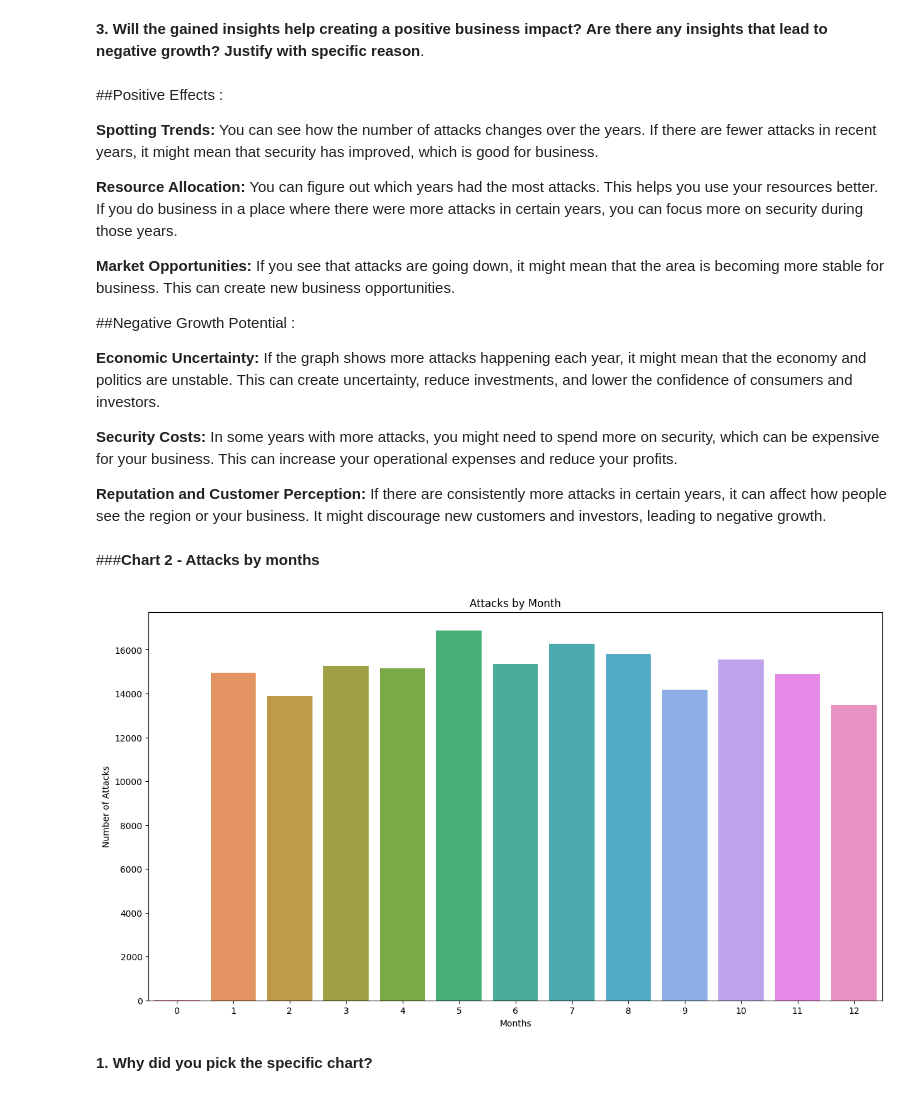
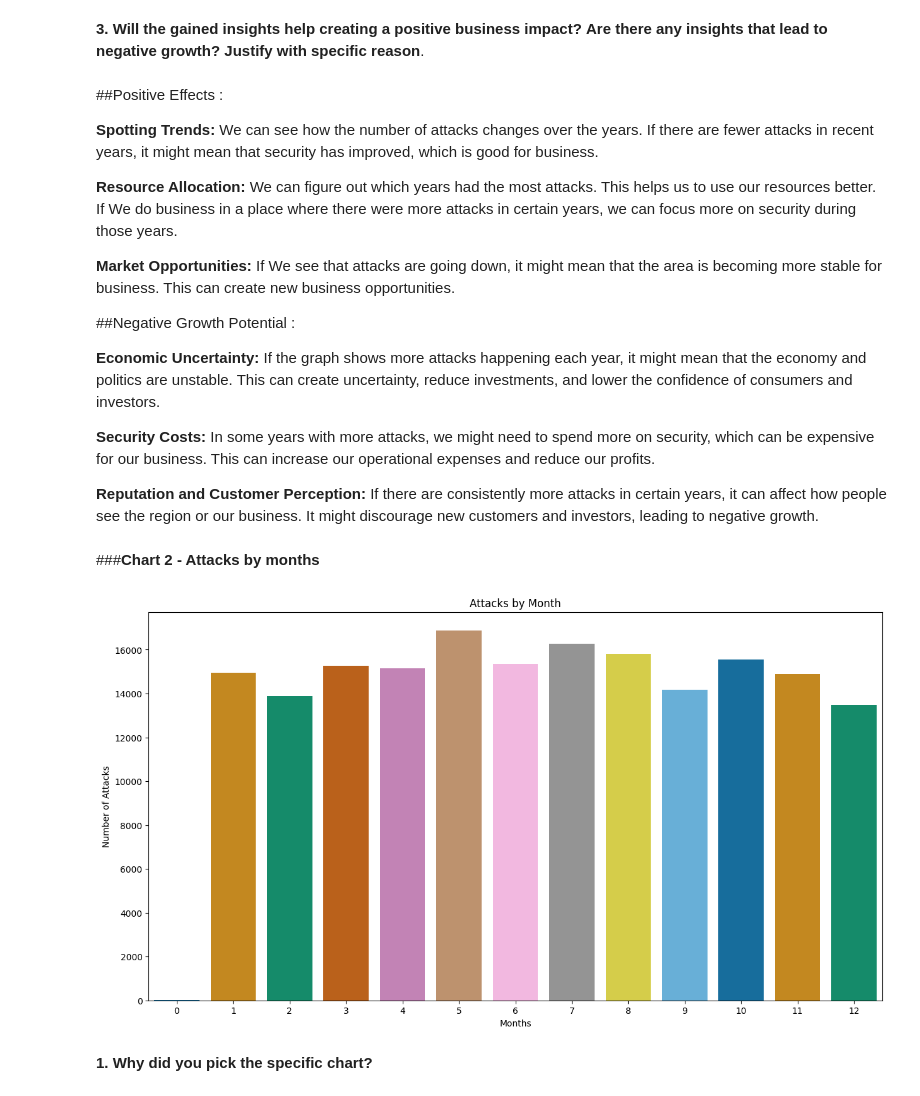
Before and after one commit to vaishnavikaithwas/Global-Terrorism-EDA-Project, a Jupyter notebook: Global_Terrorism_EDA.ipynb, the cells around one changed output. Cells and saved outputs as stored; diff of their text form; code cells hidden in the pictures.

```diff
--- a/Global_Terrorism_EDA.ipynb
+++ b/Global_Terrorism_EDA.ipynb
@@ -506,35 +506,35 @@ plt.show()
 # %% [markdown]
 ##Positive Effects :
 
-**Spotting Trends:** You can see how the number of attacks changes over the years. If there are fewer attacks in recent years, it might mean that security has improved, which is good for business.
+**Spotting Trends:** We can see how the number of attacks changes over the years. If there are fewer attacks in recent years, it might mean that security has improved, which is good for business.
 
-**Resource Allocation:** You can figure out which years had the most attacks. This helps you use your resources better. If you do business in a place where there were more attacks in certain years, you can focus more on security during those years.
+**Resource Allocation:** We  can figure out which years had the most attacks. This helps us to use our resources better. If We do business in a place where there were more attacks in certain years, we can focus more on security during those years.
 
-**Market Opportunities:** If you see that attacks are going down, it might mean that the area is becoming more stable for business. This can create new business opportunities.
+**Market Opportunities:** If We see that attacks are going down, it might mean that the area is becoming more stable for business. This can create new business opportunities.
 
 ##Negative Growth Potential :
 
 **Economic Uncertainty:** If the graph shows more attacks happening each year, it might mean that the economy and politics are unstable. This can create uncertainty, reduce investments, and lower the confidence of consumers and investors.
 
-**Security Costs:** In some years with more attacks, you might need to spend more on security, which can be expensive for your business. This can increase your operational expenses and reduce your profits.
+**Security Costs:** In some years with more attacks, we might need to spend more on security, which can be expensive for our business. This can increase our operational expenses and reduce our profits.
 
-**Reputation and Customer Perception:** If there are consistently more attacks in certain years, it can affect how people see the region or your business. It might discourage new customers and investors, leading to negative growth.
+**Reputation and Customer Perception:** If there are consistently more attacks in certain years, it can affect how people see the region or our business. It might discourage new customers and investors, leading to negative growth.
 # %% [markdown]
 ###**Chart 2 - Attacks by months**
 # %%
 # giving size
 plt.figure(figsize=(15,8))
-# giving title
-plt.title('Attacks by Month')
 #plotting countplot
-sns.countplot(x=data.imonth)
+sns.countplot(x=data.imonth,palette='colorblind')
 #Set the X and Y labels
 plt.xlabel("Months")
 plt.ylabel("Number of Attacks")
+# giving title
+plt.title('Attacks by Month')
 #showing plot
 plt.show()
 # %% [output]
-[figure, old version]
+[figure, new version]
 # %% [markdown]
  **1. Why did you pick the specific chart?**
 # %% [markdown]
```
Also changed, not shown: parts of 100 cells of this notebook.
